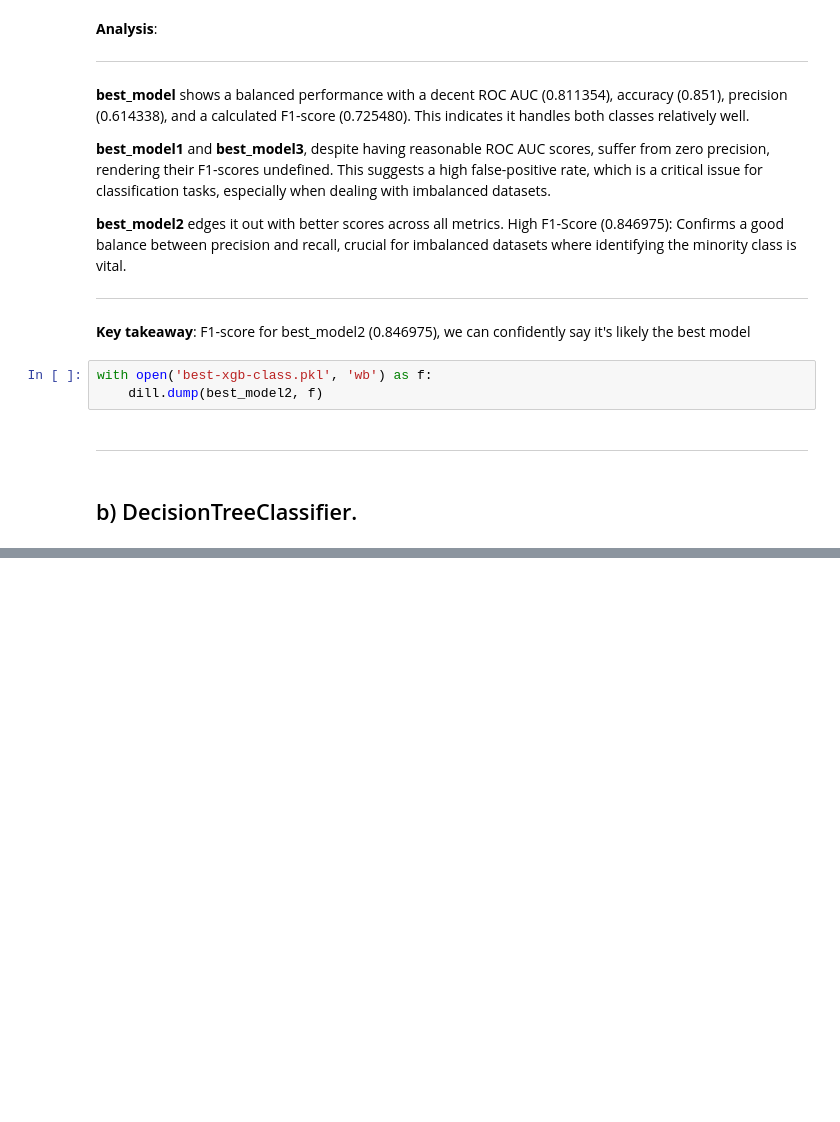
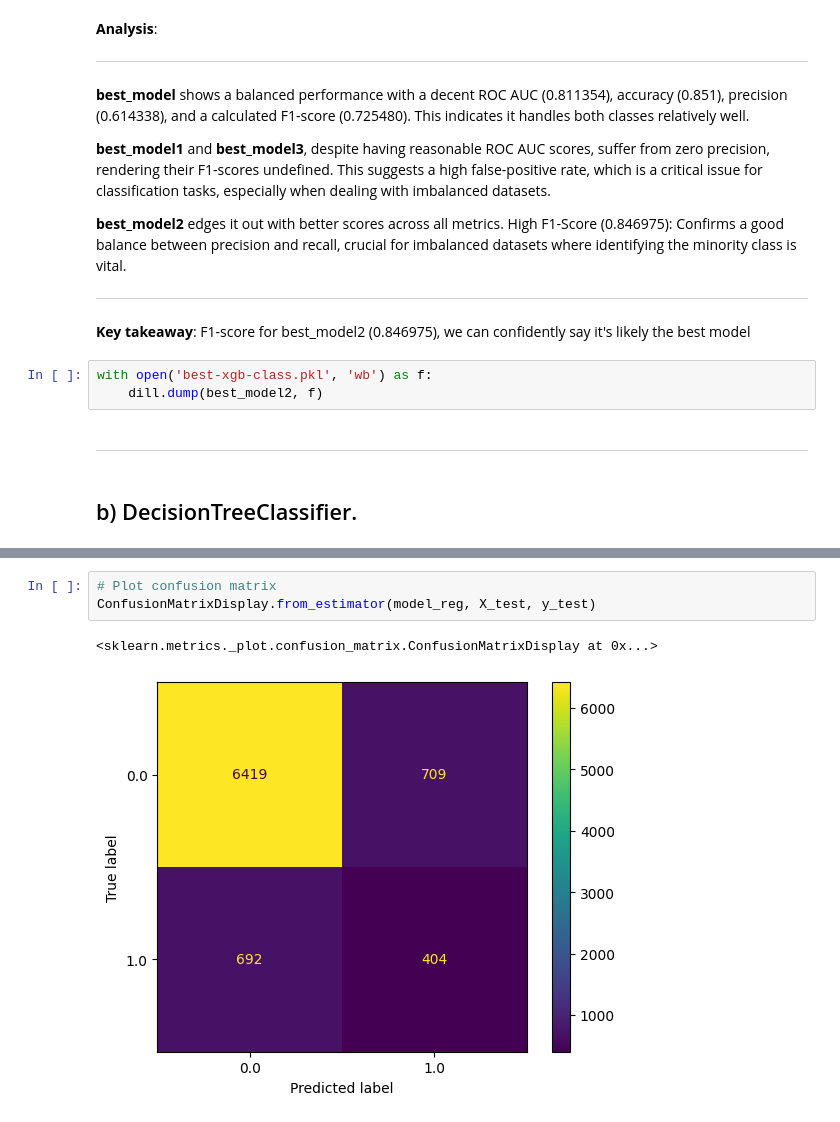
Before and after one commit to RonChits/Default-Probability, a Jupyter notebook: Default_Probability.ipynb, the cells around one changed output, grey strips where cells are left out. Saved outputs shown, nothing was run; the diff lists cells and outputs as text; blank space fills up the shorter version.

```diff
--- a/Default_Probability.ipynb
+++ b/Default_Probability.ipynb
@@ -1557,0 +1603,6 @@ with open('best-xgb-class.pkl', 'wb') as f:
+# %%
+# Plot confusion matrix
+ConfusionMatrixDisplay.from_estimator(model_reg, X_test, y_test)
+# %% [output]
+<sklearn.metrics._plot.confusion_matrix.ConfusionMatrixDisplay at 0x...>
+[figure, added]
```
Also changed, not shown: parts of 24 cells of this notebook.
